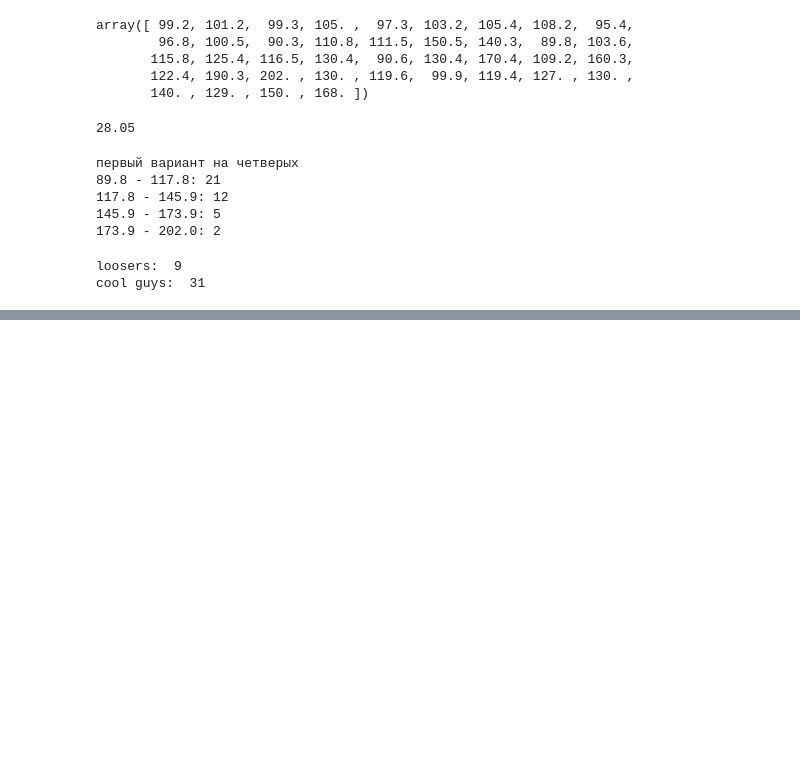
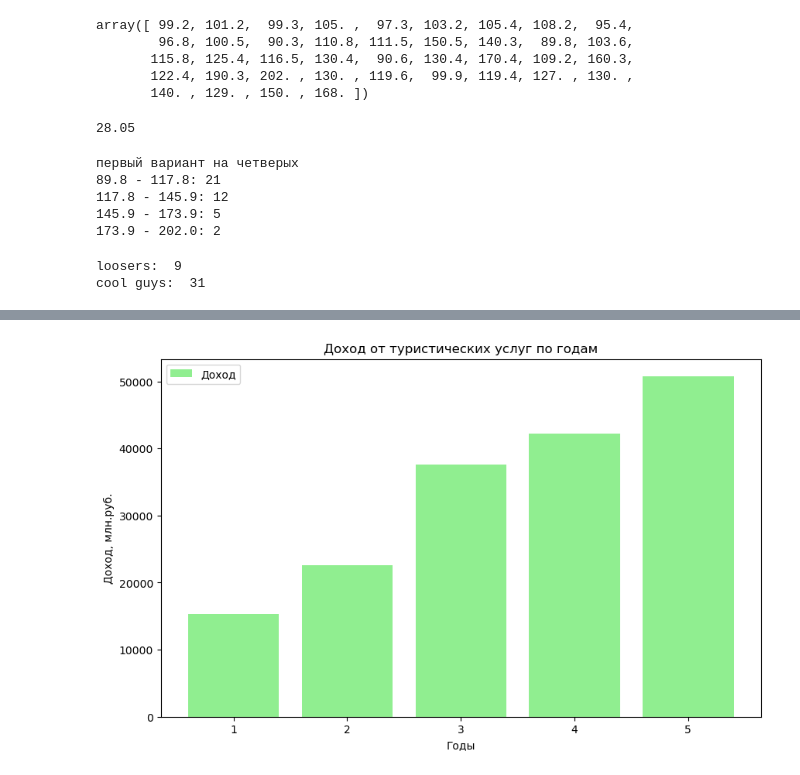
Before and after one commit to NDaVS/math, a Jupyter notebook: terver/dz4/main.ipynb, the cells around one changed output, grey strips where cells are left out. Saved outputs shown, nothing was run; the diff lists cells and outputs as text; code cells hidden in the pictures; blank space fills up the shorter version.

```diff
--- a/terver/dz4/main.ipynb
+++ b/terver/dz4/main.ipynb
@@ -203,0 +350,17 @@ for value, count in zip(sorted_unique_values, counts):
+# %%
+# Создание групповой диаграммы
+plt.figure(figsize=(10, 6))
+plt.bar(years, income, color='lightgreen', label='Доход')
+
+# Добавление заголовка и меток осей
+plt.title('Доход от туристических услуг по годам')
+plt.xlabel('Годы')
+plt.ylabel('Доход, млн.руб.')
+
+# Добавление легенды
+plt.legend()
+
+# Отображение графика
+plt.show()
+# %% [output]
+[figure, added]
```
Also changed, not shown: parts of 22 cells of this notebook.
